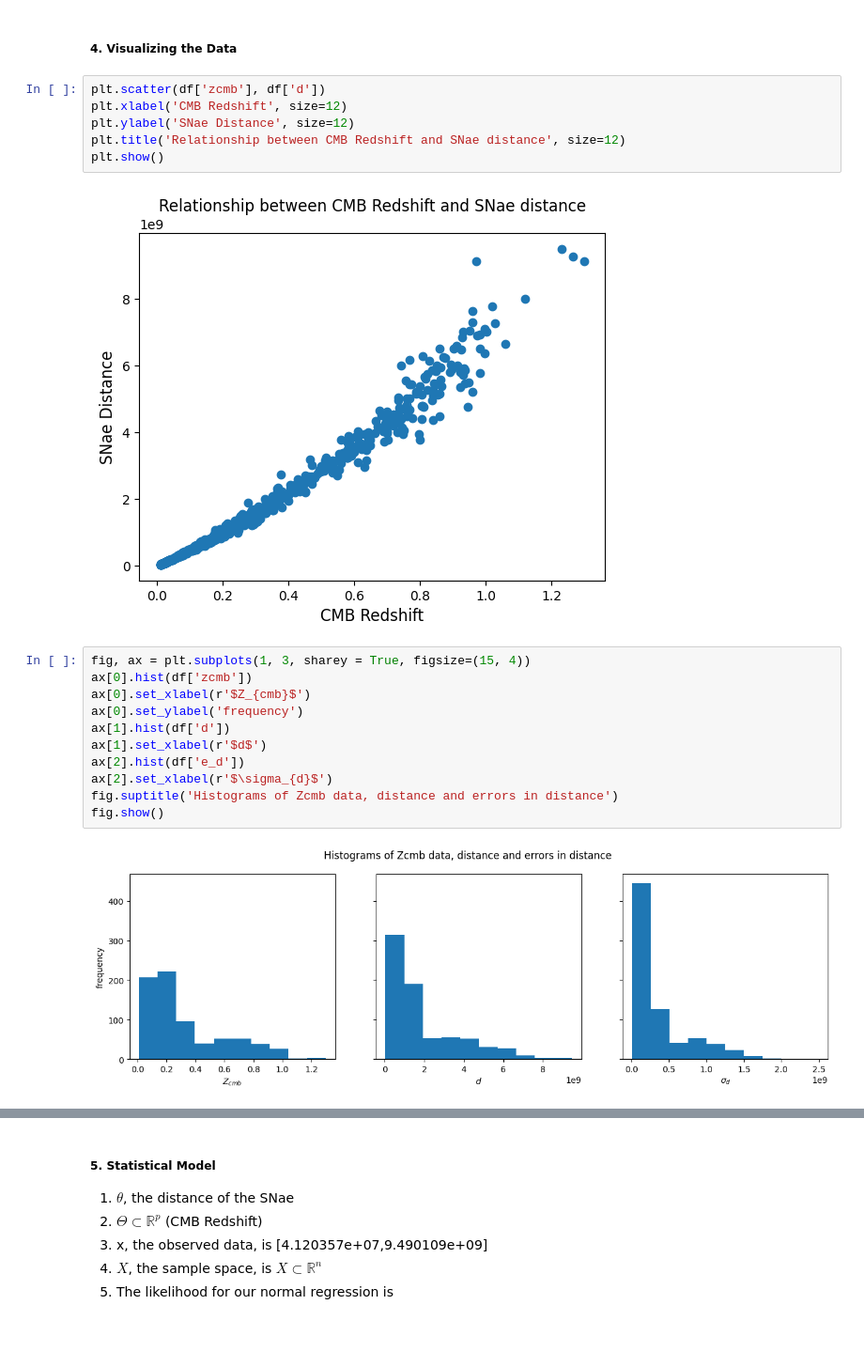
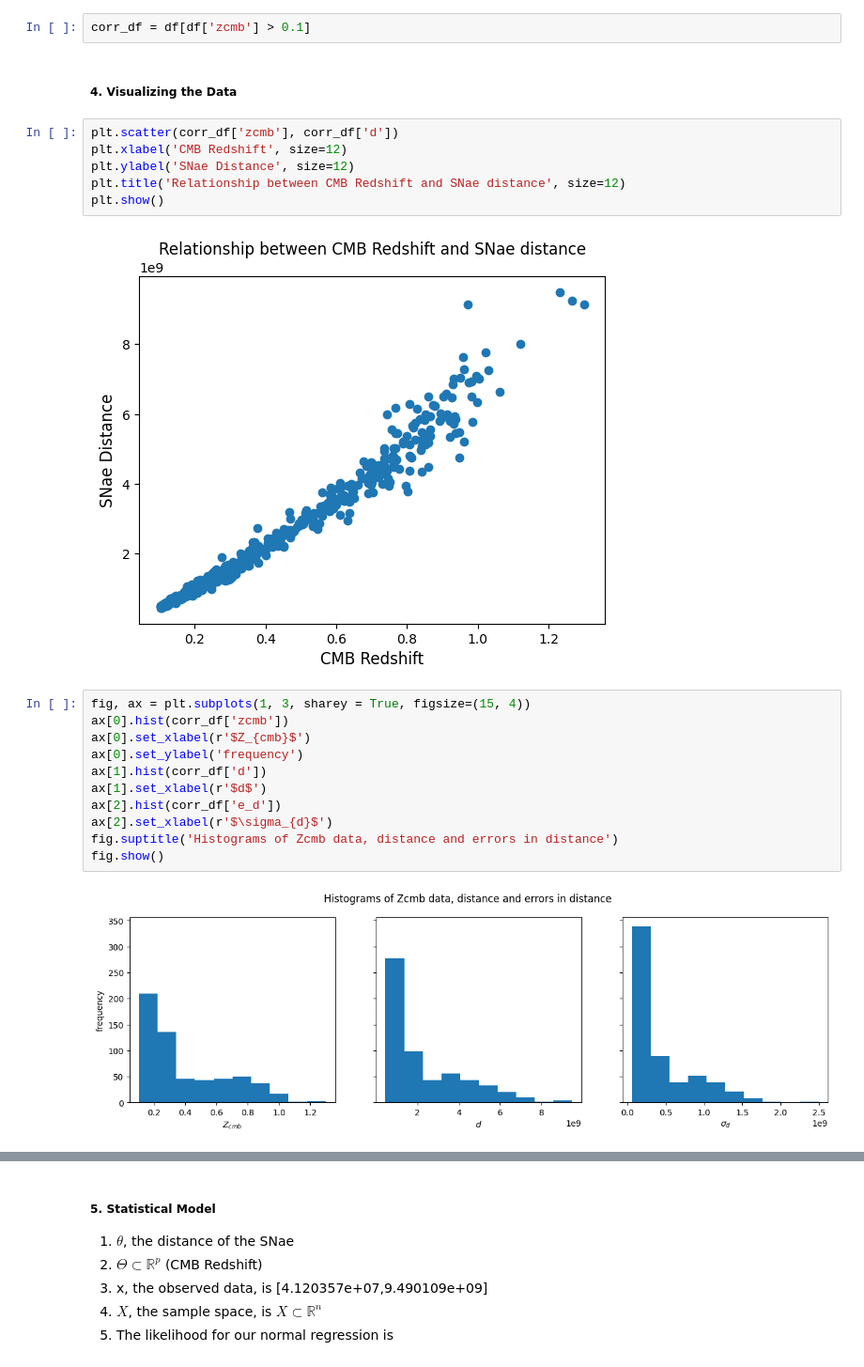
Before and after one commit to Raghuram-Veeramallu/Astro_Stat_Project2, a Jupyter notebook: Group3_Project2_DataSummary.ipynb, the cells around one changed output, grey strips where cells are left out. Shown at 94% size. Cells and saved outputs as stored; diff of their text form; blank space fills up the shorter version.

```diff
--- a/Group3_Project2_DataSummary.ipynb
+++ b/Group3_Project2_DataSummary.ipynb
@@ -163,25 +179,27 @@ df.describe()
+# %%
+corr_df = df[df['zcmb'] > 0.1]
 # %% [markdown]
 ##### 4. Visualizing the Data
 # %%
-plt.scatter(df['zcmb'], df['d'])
+plt.scatter(corr_df['zcmb'], corr_df['d'])
 plt.xlabel('CMB Redshift', size=12)
 plt.ylabel('SNae Distance', size=12)
 plt.title('Relationship between CMB Redshift and SNae distance', size=12)
 plt.show()
 # %% [output]
-[figure, old version]
+[figure, new version]
 # %%
 fig, ax = plt.subplots(1, 3, sharey = True, figsize=(15, 4))
-ax[0].hist(df['zcmb'])
+ax[0].hist(corr_df['zcmb'])
 ax[0].set_xlabel(r'$Z_{cmb}$')
 ax[0].set_ylabel('frequency')
-ax[1].hist(df['d'])
+ax[1].hist(corr_df['d'])
 ax[1].set_xlabel(r'$d$')
-ax[2].hist(df['e_d'])
+ax[2].hist(corr_df['e_d'])
 ax[2].set_xlabel(r'$\sigma_{d}$')
 fig.suptitle('Histograms of Zcmb data, distance and errors in distance')
 fig.show()
 # %% [output]
-[figure, old version]
+[figure, new version]
 # %%
 fig, ax = plt.subplots(1, 3, sharey=True, figsize=(15, 4))
```
Also changed, not shown: parts of 6 cells of this notebook.
